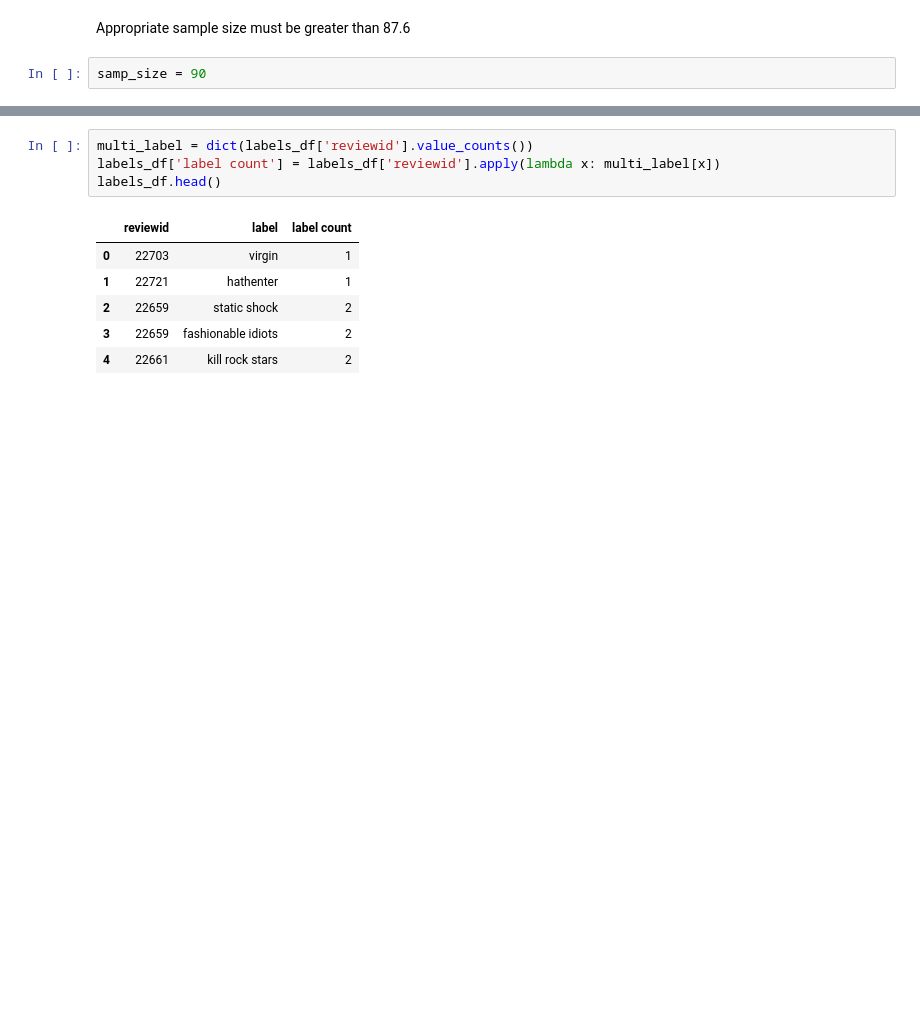
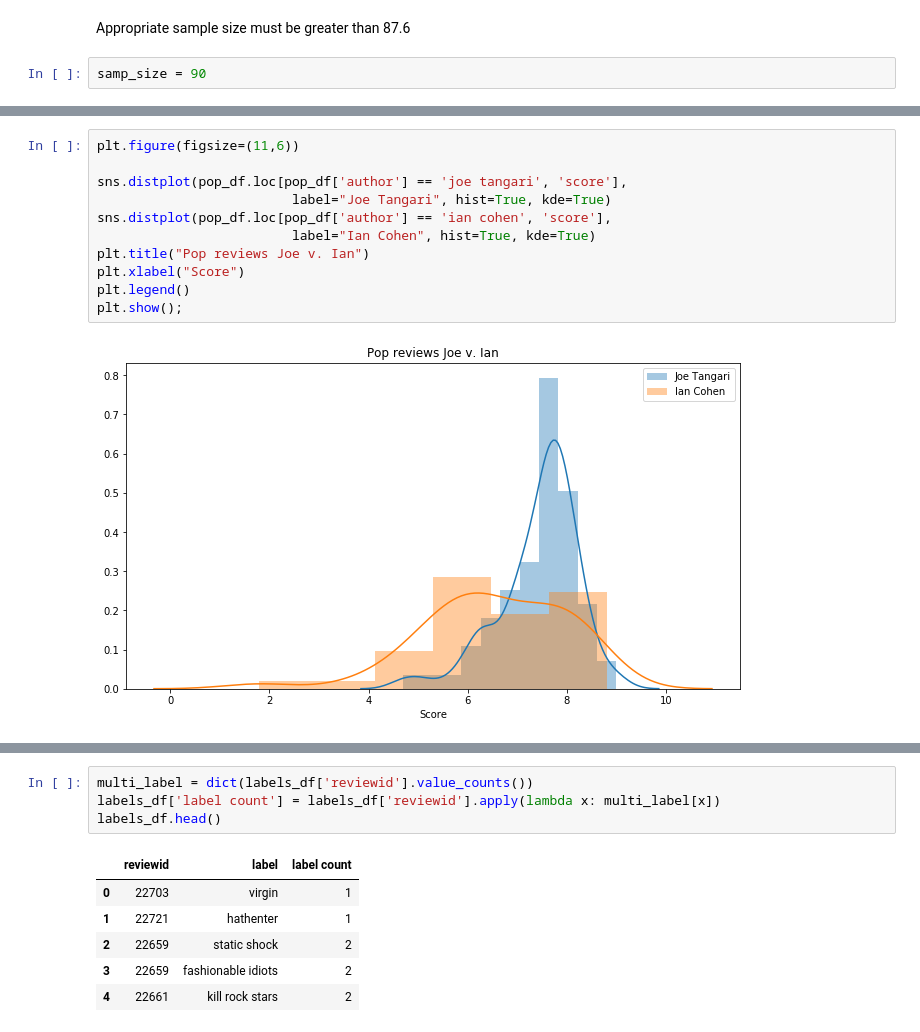
Before and after one commit to jnawjux/pitchfork_review_testing, a Jupyter notebook: Music_Index.ipynb, the cells around one changed output, grey strips where cells are left out. Saved outputs shown, nothing was run; the diff lists cells and outputs as text; blank space fills up the shorter version.

```diff
--- a/Music_Index.ipynb
+++ b/Music_Index.ipynb
@@ -286,0 +559,13 @@ In our further bootstrap test, sampling our data, we did not find significant va
+# %%
+plt.figure(figsize=(11,6))
+
+sns.distplot(pop_df.loc[pop_df['author'] == 'joe tangari', 'score'],
+                         label="Joe Tangari", hist=True, kde=True)
+sns.distplot(pop_df.loc[pop_df['author'] == 'ian cohen', 'score'],
+                         label="Ian Cohen", hist=True, kde=True)
+plt.title("Pop reviews Joe v. Ian")
+plt.xlabel("Score")
+plt.legend()
+plt.show();
+# %% [output]
+[figure, added]
```
Also changed, not shown: parts of 105 cells of this notebook, 1 other file.
